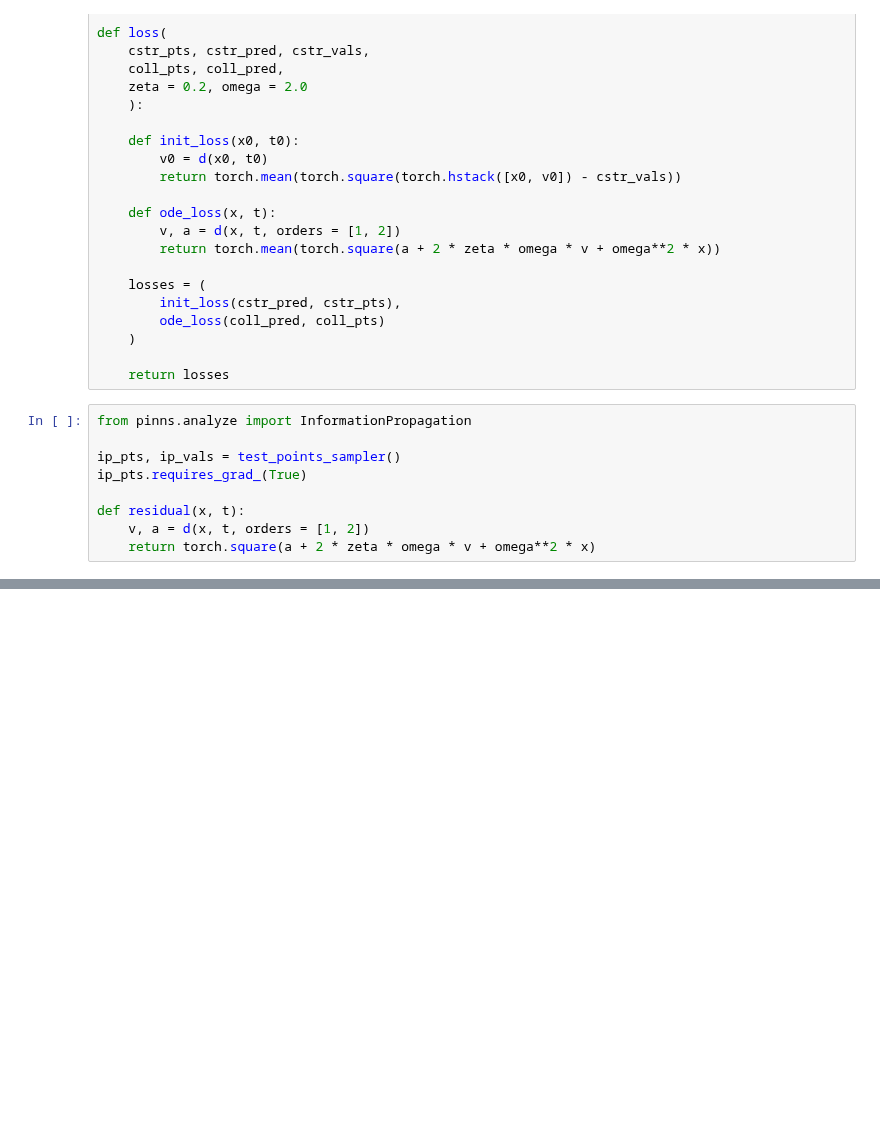
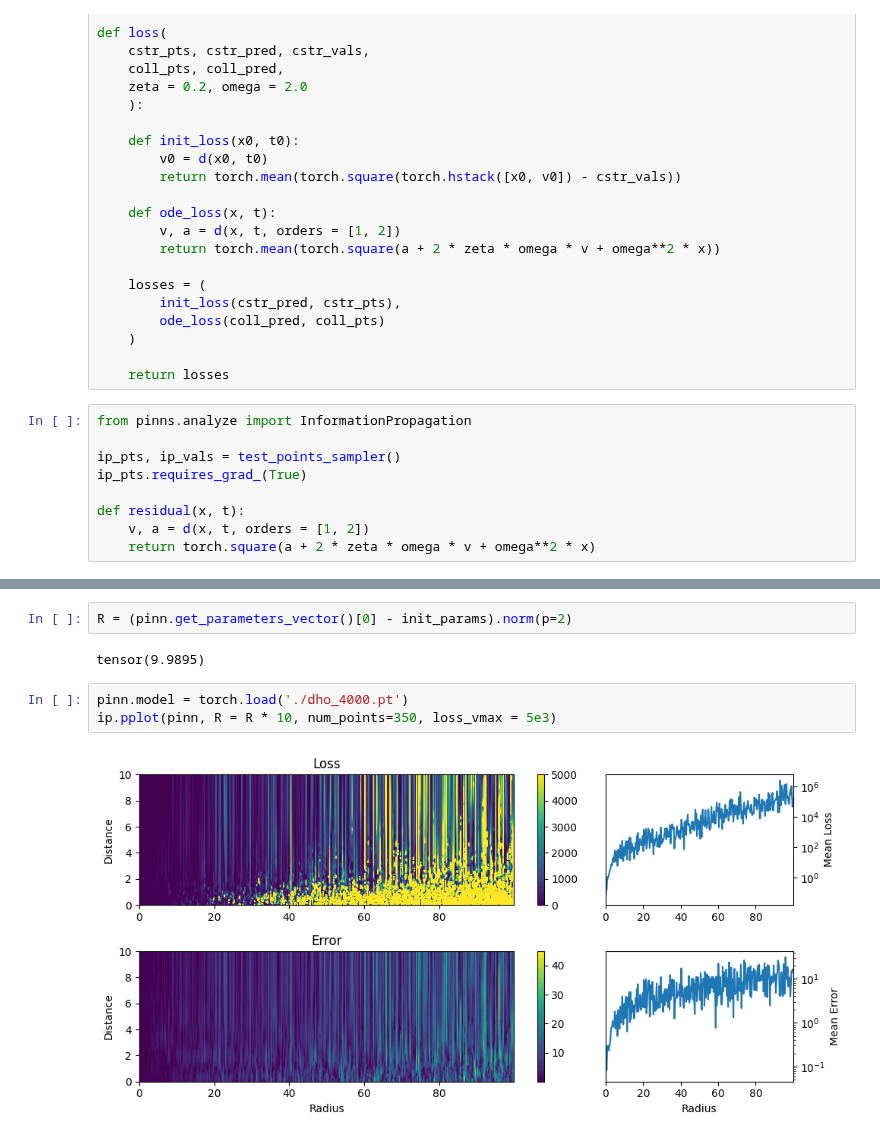
Before and after one commit to DaniilLaptev/pinns, a Jupyter notebook: experiments/information propagation/damped harmonic oscillator.ipynb, the cells around one changed output, grey strips where cells are left out. Saved outputs shown, nothing was run; the diff lists cells and outputs as text; blank space fills up the shorter version.

```diff
--- a/experiments/information propagation/damped harmonic oscillator.ipynb
+++ b/experiments/information propagation/damped harmonic oscillator.ipynb
@@ -141,0 +142,9 @@ ip.plot(iterations=trainer.iter)
+# %%
+R = (pinn.get_parameters_vector()[0] - init_params).norm(p=2)
+# %% [output]
+tensor(9.9895)
+# %%
+pinn.model = torch.load('./dho_4000.pt')
+ip.pplot(pinn, R = R * 10, num_points=350, loss_vmax = 5e3)
+# %% [output]
+[figure, added]
```
Also changed, not shown: parts of 5 cells of this notebook, 6 other files.
